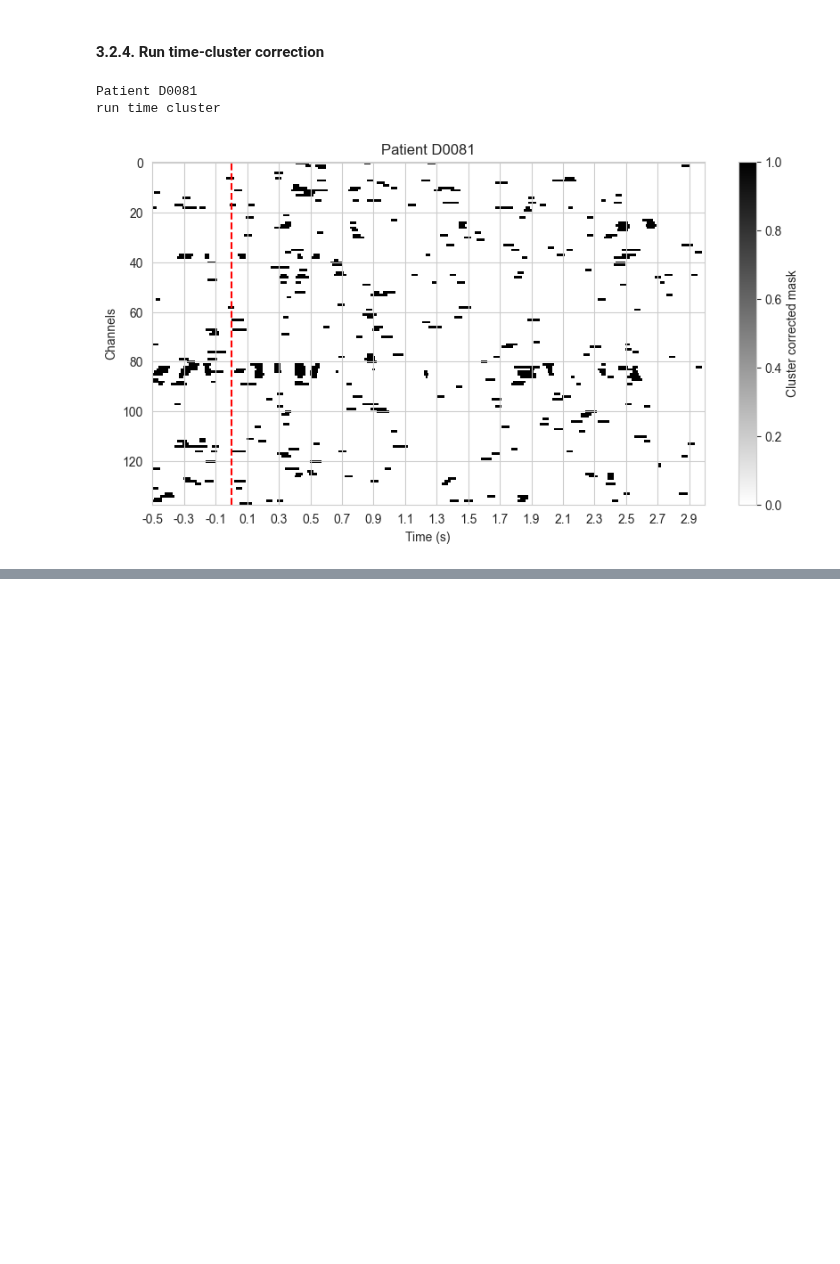
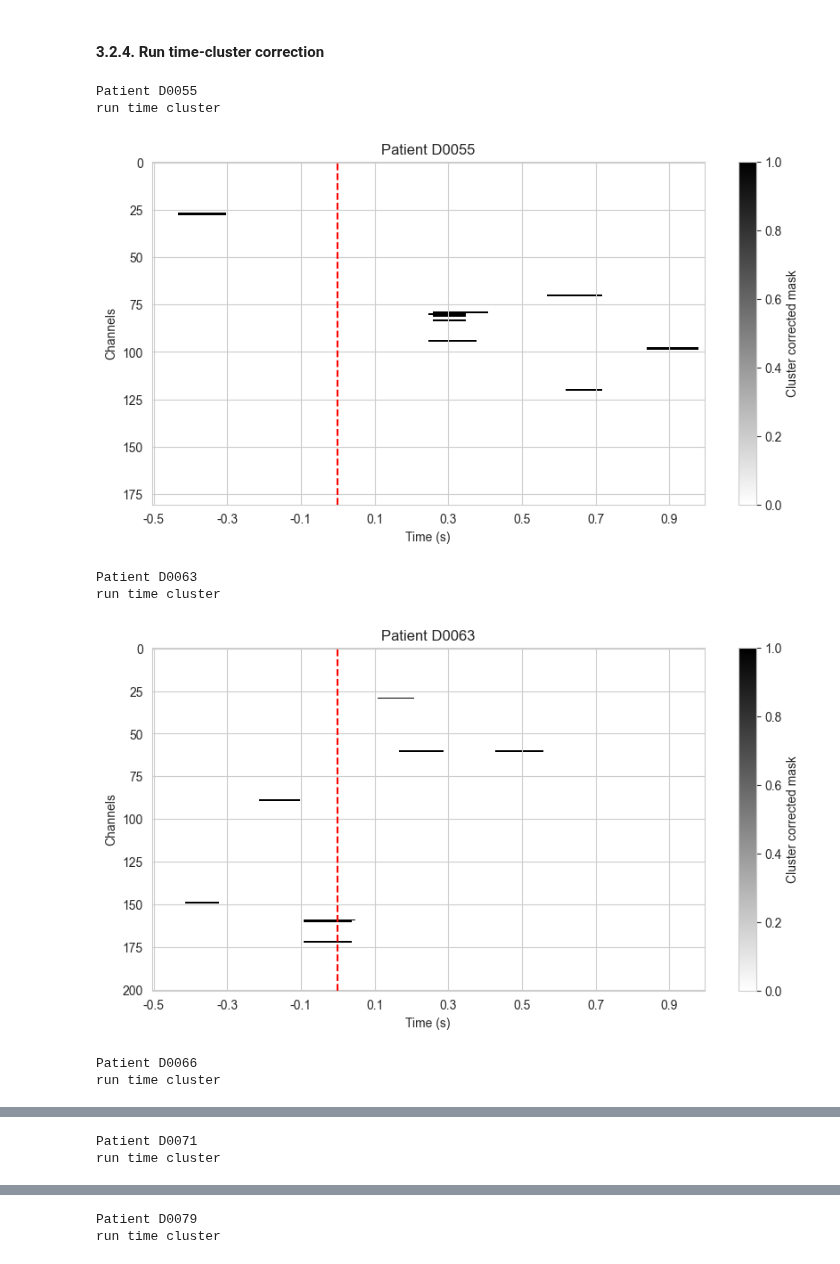
Before and after one commit to Baishenliang/coganlab_ieeg, a Jupyter notebook: projects/GLM/test_glm_timing.ipynb, the cells around one changed output, grey strips where cells are left out. Saved outputs shown, nothing was run; the diff lists cells and outputs as text; code cells hidden in the pictures; blank space fills up the shorter version.

```diff
--- a/projects/GLM/test_glm_timing.ipynb
+++ b/projects/GLM/test_glm_timing.ipynb
@@ -291,7 +279,7 @@ Patient D0096
 ### 2.3. Compare results (statsmodels OLS is set as standard)
 # %%
    # Plot GLM
-def plot_beta(data_in,title,colbar_lab):
+def plot_r2(data_in,title,colbar_lab):
 
     plt.figure(figsize=(10, 5))
     plt.imshow(data_in, aspect='auto', cmap='gray_r', interpolation='nearest')#, vmin=-0.5e-5, vmax=0.5e-5)
@@ -371,12 +359,12 @@ def permutation_baishen_parallel(feature_mat_i, data_i, n_perms):
     def worker(_):
         perm_indices = np.random.permutation(n_obs)
         perm_feature_mat = feature_mat_i[perm_indices, :, :]
-        beta_i = compute_beta_loop(perm_feature_mat, data_i)
-        return beta_i
+        r2_i = compute_r2_loop(perm_feature_mat, data_i)
+        return r2_i
 
     results = Parallel(n_jobs=-5)(delayed(worker)(k) for k in range(n_perms))
-    null_beta = np.stack(results, axis=0)  # shape: (n_perms, channels, features, times)
-    return null_beta
+    null_r2 = np.stack(results, axis=0)  # shape: (n_perms, channels, times)
+    return null_r2
 # %% [markdown]
 #### 3.2.2. Run permutation and save the null distribution
 # %%
@@ -412,11 +401,11 @@ def aaron_perm_gt_1d(diff, axis=0):
 alpha=0.05
 for i, _ in enumerate(subjs):
     print(f"Patient {subjs[i]}")
-    # shape: (n_perms, channels, features, times)
-    null_beta_i = np.load(f"null_beta {subjs[i]} {event} {task_Tag} {glm_fea}.npy")
-    # Get the significancy for each permutation that is with **Larger** betas than null distribution
-    null_significance_masks=(aaron_perm_gt_1d(null_beta_i[:,:,1,:], axis=0)>(1-alpha)).astype(int)# remove intercept
+    # shape: (n_perms, channels, times)
+    null_r2_i = np.load(f"null_r2 {subjs[i]} {event} {task_Tag} {glm_fea}.npy")
+    # Get the significancy for each permutation that is with **Larger** r2s than null distribution
+    null_significance_masks=(aaron_perm_gt_1d(null_r2_i, axis=0)>(1-alpha)).astype(int)
     np.save(f'null_mask {subjs[i]} {event} {task_Tag} {glm_fea}.npy', null_significance_masks)
     del null_significance_masks
-    del null_beta_i
+    del null_r2_i
 # %% [output]
@@ -424,42 +419,49 @@ Patient D0081
 # %% [markdown]
 #### 3.2.4. Run time-cluster correction
 # %%
+alpha=0.05
+alpha_clus=0.05
 from ieeg.calc.stats import time_cluster
 for i, data_i in enumerate(data_list):
     # feature_mat_i: feature matrix, observations * channels * features
     # data_i: eeg data matrix, observations * channels * times
-    # beta_i: beta matrix, channels * features * times
+    # r2_i: r2 matrix, channels * features * times
     print(f"Patient {subjs[i]}")
 
-    # combine original and permute beta
-    feature_mat_i = filtered_events_list[i][:,:,0:2]
-    beta_i=compute_beta_loop(feature_mat_i,data_i)
-    null_beta_i = np.load(f"null_beta {subjs[i]} {event} {task_Tag} {glm_fea}.npy")
-    beta_i = np.expand_dims(beta_i, axis=0)
-    np.save(f"Beta {subjs[i]} {event} {task_Tag} {glm_fea}.npy", beta_i)
-    betas_i = np.concatenate([beta_i[:,:,1,:], null_beta_i[:,:,1,:]], axis=0)# also remove intercept
-    del beta_i, null_beta_i
+    # combine original and permute r2
+    feature_mat_i = filtered_events_list[i][:,:,feature_seleted]
+    r2_i=compute_r2_loop(feature_mat_i,data_i)
+    null_r2_i = np.load(f"null_r2 {subjs[i]} {event} {task_Tag} {glm_fea}.npy")
+    r2_i = np.expand_dims(r2_i, axis=0)
+    np.save(f"r2 {subjs[i]} {event} {task_Tag} {glm_fea}.npy", r2_i)
+    r2s_i = np.concatenate([r2_i, null_r2_i], axis=0)
+    del r2_i, null_r2_i
 
-    # get significance of the original beta against the permutation distribution
+    # get significance of the original r2 against the permutation distribution
     # return: mask_left_i_org channels*times
-    org_p_i=aaron_perm_gt_1d(betas_i, axis=0)[0]
+    org_p_i=aaron_perm_gt_1d(r2s_i, axis=0)[0]
     mask_i_org=(org_p_i>(1-alpha)).astype(int)
-    del betas_i
+    del r2s_i
 
     # run time cluster correction
     mask_null_i=np.load(f"null_mask {subjs[i]} {event} {task_Tag} {glm_fea}.npy")
     mask_time_clus=np.full([mask_i_org.shape[0],mask_i_org.shape[1]],np.nan)
     print('run time cluster')
     # The output p_time_clus tells how **LARGER** the clusters in the real mask are as compared with the clusters in the permuted masks
     # The larger the values, the higher the probabilities are
     for chs in range(mask_i_org.shape[0]):
-        mask_time_clus[chs,:]=time_cluster(mask_i_org[chs,:], mask_null_i[:,chs,:],0.05)
+        mask_time_clus[chs,:]=time_cluster(mask_i_org[chs,:], mask_null_i[:,chs,:],1-alpha_clus)
     del mask_i_org,mask_null_i
     np.save(f"Time_cluster_mask {subjs[i]} {event} {task_Tag} {glm_fea}.npy", mask_time_clus)
 
     # Plot
-    plot_beta(mask_time_clus,f"Patient {subjs[i]}","Cluster corrected mask")
+    plot_r2(mask_time_clus,f"Patient {subjs[i]}","Cluster corrected mask")
 # %% [output]
-Patient D0081
+Patient D0055
 run time cluster
-[figure, old version]
+[figure, new version]
+Patient D0063
+run time cluster
+[figure, added]
+Patient D0066
+run time cluster
@@ -465,0 +469,2 @@ run time cluster
+Patient D0071
+run time cluster
@@ -465,0 +472,2 @@ run time cluster
+Patient D0079
+run time cluster
```
Also changed, not shown: parts of 8 cells of this notebook, 2 other files.
